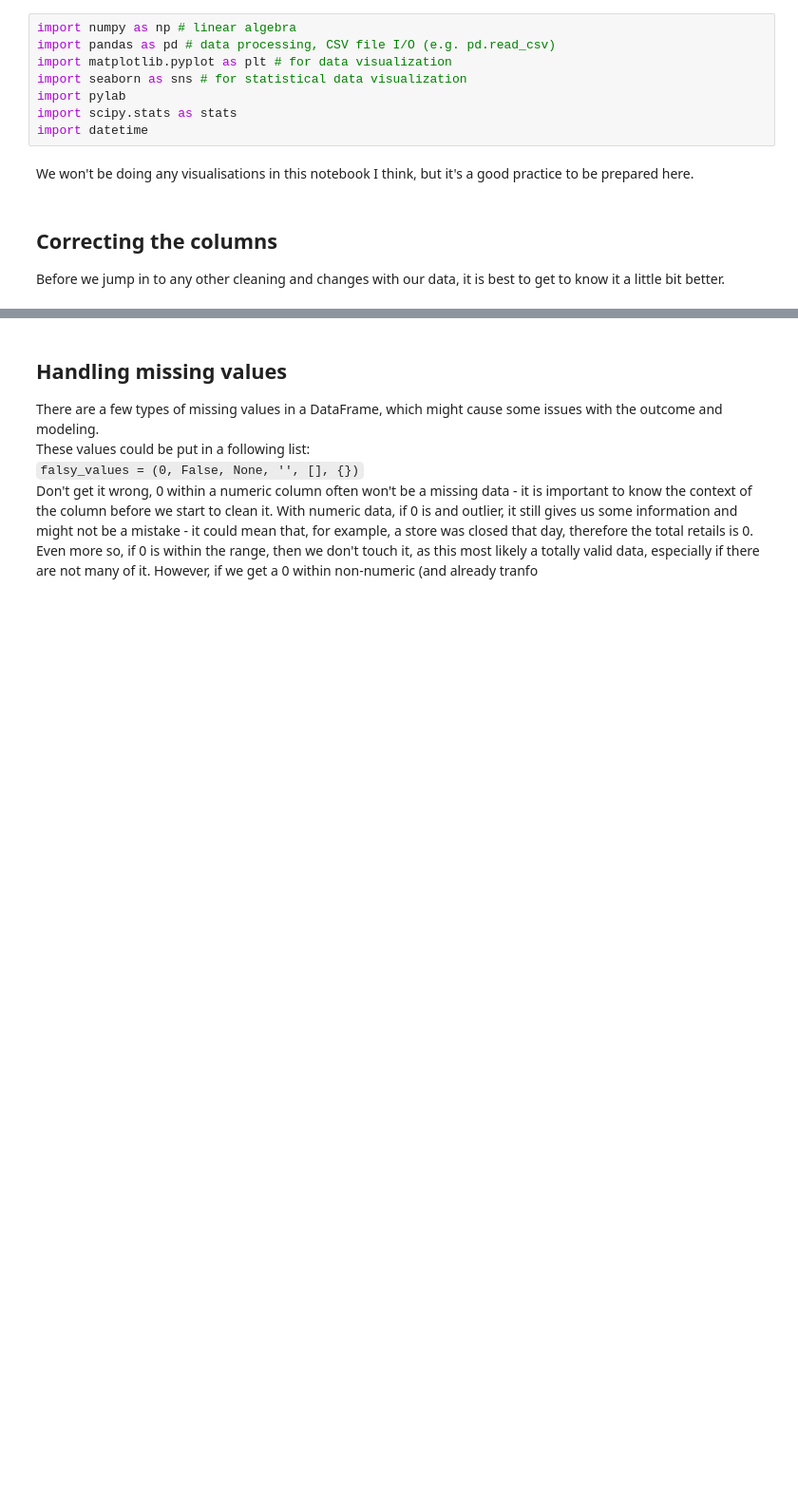
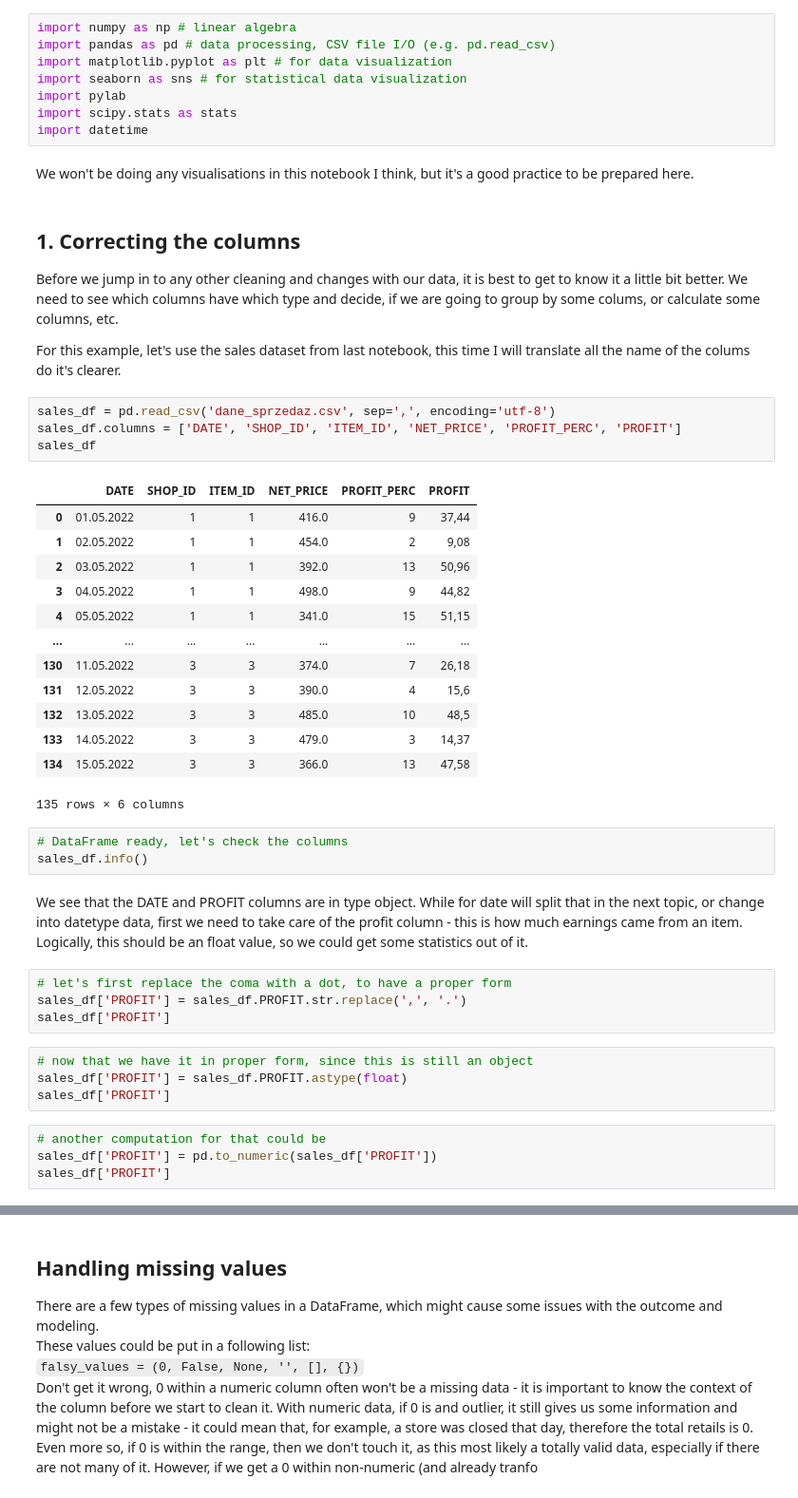
Before and after one commit to miladziekanowska/Data_Analytics, a Jupyter notebook: Pandas_Data_Cleaning.ipynb, the cells around one changed output, grey strips where cells are left out. Shown at 95% size. Saved outputs shown, nothing was run; the diff lists cells and outputs as text; blank space fills up the shorter version.

Commit message:
Correcting and splitting ready

```diff
--- a/Pandas_Data_Cleaning.ipynb
+++ b/Pandas_Data_Cleaning.ipynb
@@ -30,5 +30,42 @@ import datetime
 # %% [markdown]
 We won't be doing any visualisations in this notebook I think, but it's a good practice to be prepared here.
 # %% [markdown]
-## Correcting the columns
-Before we jump in to any other cleaning and changes with our data, it is best to get to know it a little bit better.
+## 1. Correcting the columns
+Before we jump in to any other cleaning and changes with our data, it is best to get to know it a little bit better. We need to see which columns have which type and decide, if we are going to group by some colums, or calculate some columns, etc.
+
+For this example, let's use the sales dataset from last notebook, this time I will translate all the name  of the colums do it's clearer.
+# %%
+sales_df = pd.read_csv('dane_sprzedaz.csv', sep=',', encoding='utf-8')
+sales_df.columns = ['DATE', 'SHOP_ID', 'ITEM_ID', 'NET_PRICE', 'PROFIT_PERC', 'PROFIT']
+sales_df
+# %% [output]
+|  | DATE | SHOP_ID | ITEM_ID | NET_PRICE | PROFIT_PERC | PROFIT |
+| 0 | 01.05.2022 | 1 | 1 | 416.0 | 9 | 37,44 |
+| 1 | 02.05.2022 | 1 | 1 | 454.0 | 2 | 9,08 |
+| 2 | 03.05.2022 | 1 | 1 | 392.0 | 13 | 50,96 |
+| 3 | 04.05.2022 | 1 | 1 | 498.0 | 9 | 44,82 |
+| 4 | 05.05.2022 | 1 | 1 | 341.0 | 15 | 51,15 |
+| ... | ... | ... | ... | ... | ... | ... |
+| 130 | 11.05.2022 | 3 | 3 | 374.0 | 7 | 26,18 |
+| 131 | 12.05.2022 | 3 | 3 | 390.0 | 4 | 15,6 |
+| 132 | 13.05.2022 | 3 | 3 | 485.0 | 10 | 48,5 |
+| 133 | 14.05.2022 | 3 | 3 | 479.0 | 3 | 14,37 |
+| 134 | 15.05.2022 | 3 | 3 | 366.0 | 13 | 47,58 |
+135 rows × 6 columns
+# %%
+# DataFrame ready, let's check the columns
+sales_df.info()
+# %% [markdown]
+We see that the DATE and PROFIT columns are in type object. While for date will split that in the next topic, or change into datetype data, first we need to take care of the profit column - this is how much earnings came from an item. Logically, this should be an float value, so we could get some statistics out of it.
+# %%
+# let's first replace the coma with a dot, to have a proper form
+sales_df['PROFIT'] = sales_df.PROFIT.str.replace(',', '.')
+sales_df['PROFIT']
+# %%
+# now that we have it in proper form, since this is still an object
+sales_df['PROFIT'] = sales_df.PROFIT.astype(float)
+sales_df['PROFIT']
+# %%
+# another computation for that could be
+sales_df['PROFIT'] = pd.to_numeric(sales_df['PROFIT'])
+sales_df['PROFIT']
```
Also changed, not shown: parts of 16 cells of this notebook.
